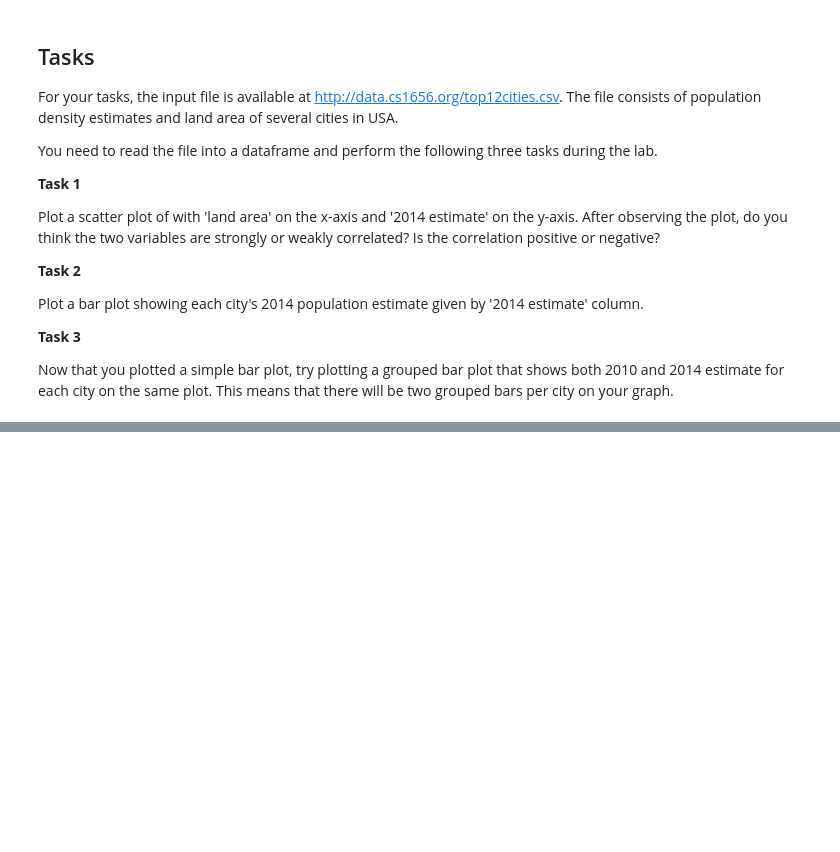
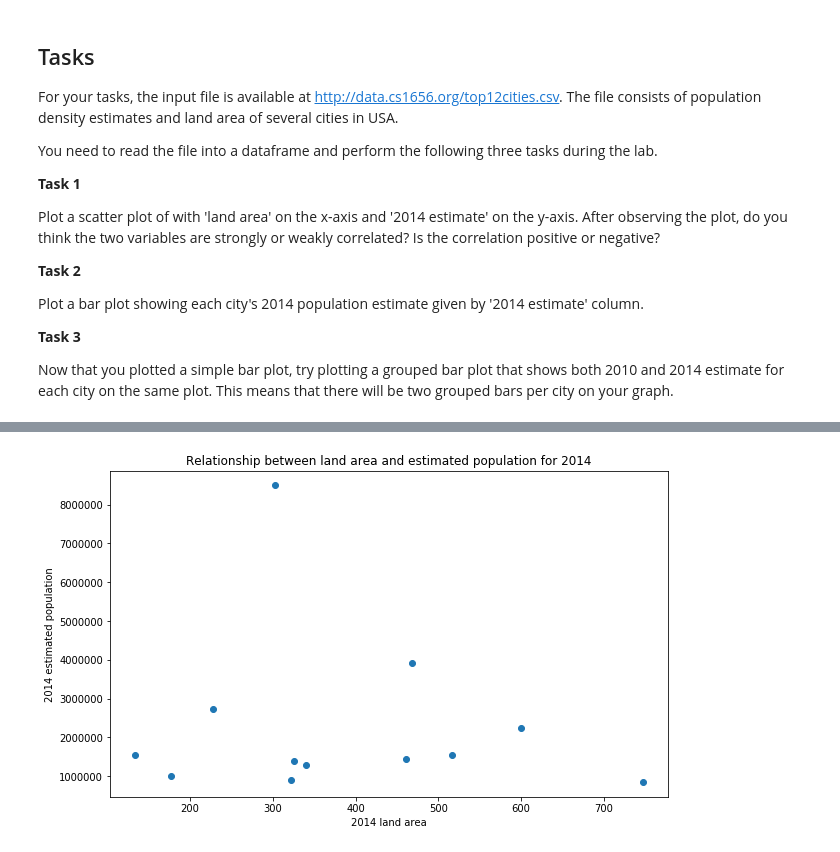
Before and after one commit to paige080298/DataScience_Introduction, a Jupyter notebook: rec02.ipynb, the cells around one changed output, grey strips where cells are left out. Cells and saved outputs as stored; diff of their text form; code cells hidden in the pictures; blank space fills up the shorter version.

```diff
--- a/rec02.ipynb
+++ b/rec02.ipynb
@@ -197,3 +261,7 @@ Plot a bar plot showing each city's 2014 population estimate given by '2014 esti
 **Task 3**
 
 Now that you plotted a simple bar plot, try plotting a grouped bar plot that shows both 2010 and 2014 estimate for each city on the same plot. This means that there will be two grouped bars per city on your graph.
+# %%
+# Reading the file into dataframe
+df = pd.read_csv('http://data.cs1656.org/top12cities.csv')
+df.head()
@@ -199,0 +275,14 @@ Now that you plotted a simple bar plot, try plotting a grouped bar plot that sho
+# %%
+# Task 1
+
+fig = plt.figure(figsize=(10, 6))
+
+p1 = plt.scatter(df['2014 land area'],df['2014 estimate'])
+plt.title('Relationship between land area and estimated population for 2014')
+plt.xlabel('2014 land area')
+plt.ylabel('2014 estimated population')
+plt.savefig("scatter_plot.png")
+plt.show()
+# The two variables are weakly correlated, so there is no correlation between them
+# %% [output]
+[figure, added]
```
Also changed, not shown: parts of 14 cells of this notebook.
